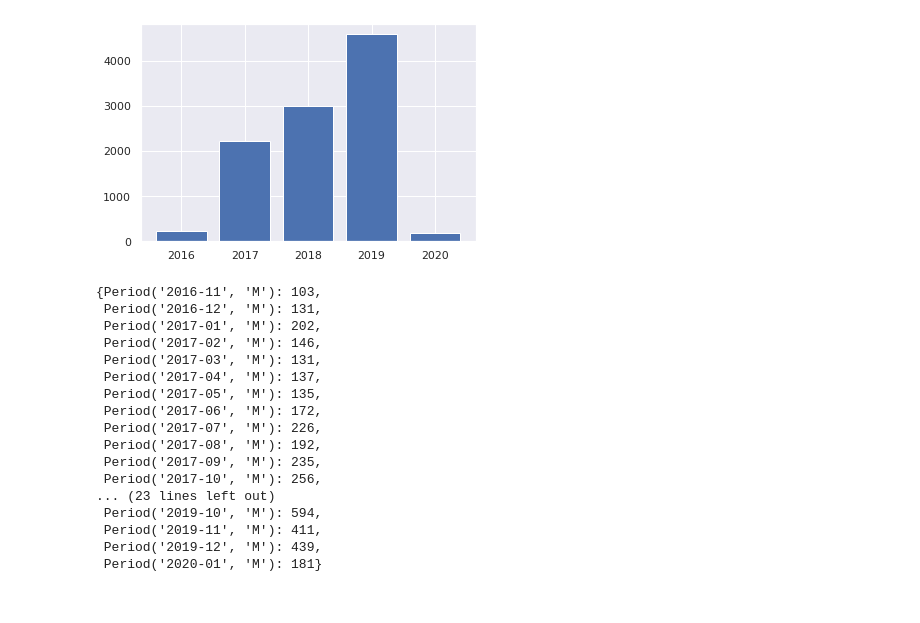
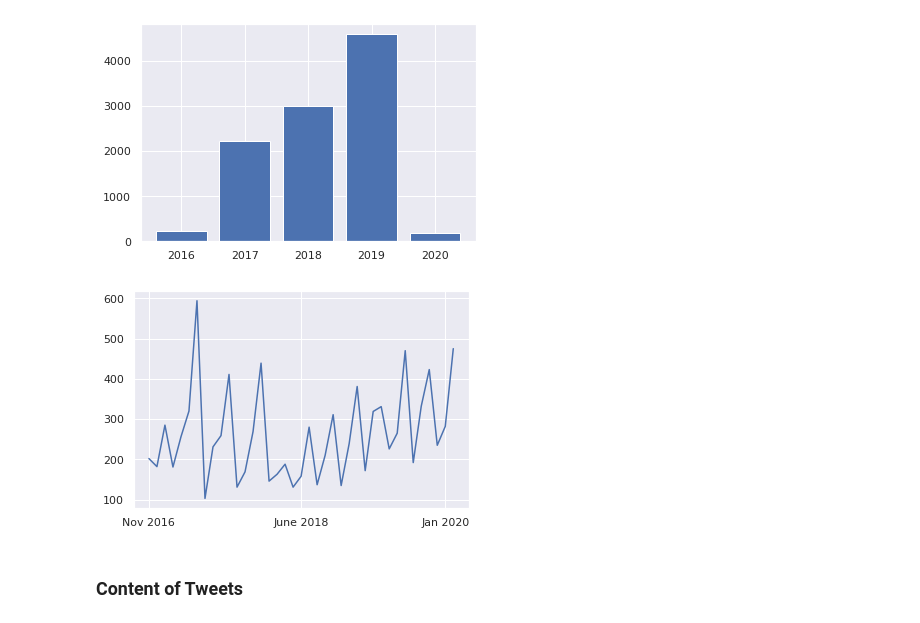
Before and after one commit to cybertraining-dsc/fa20-523-307, a Jupyter notebook: project/Analysis of Financial Markets based on President Trump's Tweets.ipynb, the cells around one changed output. Cells and saved outputs as stored; diff of their text form; code cells hidden in the pictures.

Commit message:
Start Sentiment Analysis of Tweets

```diff
--- a/project/Analysis of Financial Markets based on President Trump's Tweets.ipynb
+++ b/project/Analysis of Financial Markets based on President Trump's Tweets.ipynb
@@ -311,7 +307,7 @@ tweets.head()
 tweets['Day'] = tweets['Date'].dt.day
 tweets['Month'] = tweets['Date'].dt.month
 tweets['Year'] = tweets['Date'].dt.year
-tweets['Month_Year'] = pd.to_datetime(tweets['Date']).dt.to_period('M')
+tweets['Month_Year'] =  tweets['Month'].map(str) + '-' + tweets['Year'].map(str)
 # %%
 tweets.head()
 # %% [output]
@@ -360,29 +356,17 @@ plt.bar(keys,values)
 # %%
 tweets_per_month = {}
 for i in tweets['Month_Year']:
   if i not in tweets_per_month:
     tweets_per_month[i] = 1
   else:
     tweets_per_month[i] += 1
 
-keys = tweets_per_month.keys()
-values = tweets_per_month.values()
-tweets_per_month
+lists = sorted(tweets_per_month.items())
+x,y = zip(*lists)
+plt.plot(x,y)
+plt.xticks([0, 19, 37], ['Nov 2016', 'June 2018', 'Jan 2020'])
+plt.show()
 # %% [output]
-{Period('2016-11', 'M'): 103,
- Period('2016-12', 'M'): 131,
- Period('2017-01', 'M'): 202,
- Period('2017-02', 'M'): 146,
- Period('2017-03', 'M'): 131,
- Period('2017-04', 'M'): 137,
- Period('2017-05', 'M'): 135,
- Period('2017-06', 'M'): 172,
- Period('2017-07', 'M'): 226,
- Period('2017-08', 'M'): 192,
- Period('2017-09', 'M'): 235,
- Period('2017-10', 'M'): 256,
-... (23 lines left out)
- Period('2019-10', 'M'): 594,
- Period('2019-11', 'M'): 411,
- Period('2019-12', 'M'): 439,
- Period('2020-01', 'M'): 181}
+[figure, added]
+# %% [markdown]
+### Content of Tweets
```
Also changed, not shown: parts of 9 cells of this notebook.
